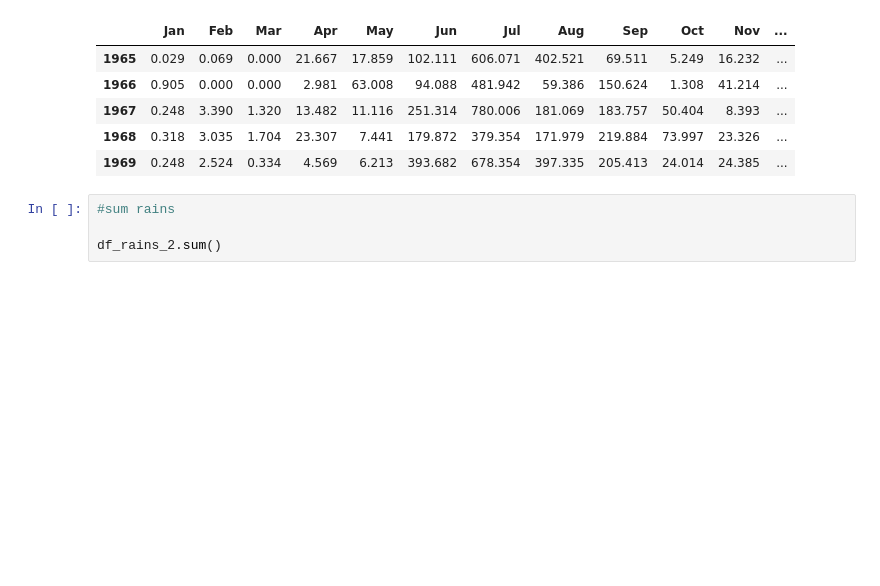
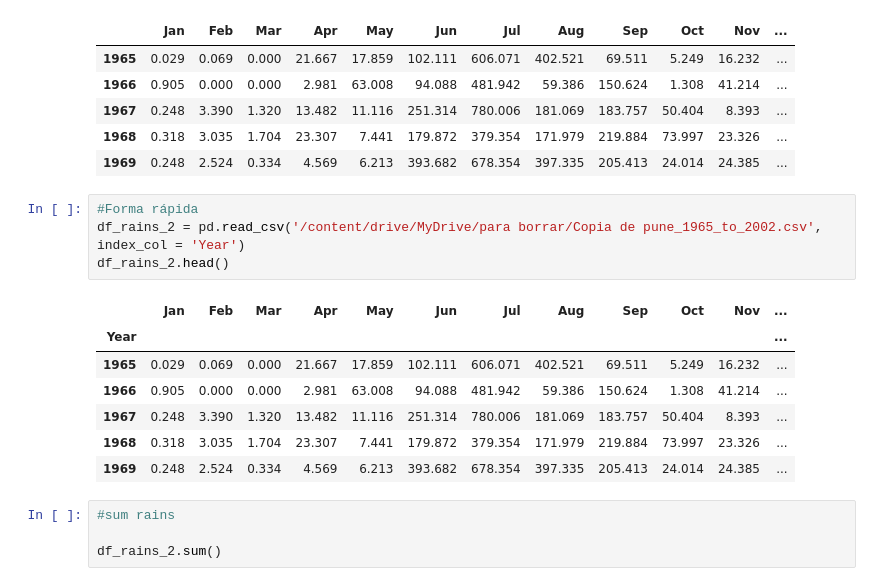
Before and after one commit to calosos/py_resumenes_codigos, a Jupyter notebook: Pandas.ipynb, the cells around one changed output. Drawn from its saved outputs; the diff is of its cells as text; blank space fills up the shorter version.

```diff
--- a/Pandas.ipynb
+++ b/Pandas.ipynb
@@ -541,6 +541,18 @@ df_rains_2.head()
 | 1967 | 0.248 | 3.390 | 1.320 | 13.482 | 11.116 | 251.314 | 780.006 | 181.069 | 183.757 | 50.404 | 8.393 | ... |
 | 1968 | 0.318 | 3.035 | 1.704 | 23.307 | 7.441 | 179.872 | 379.354 | 171.979 | 219.884 | 73.997 | 23.326 | ... |
 | 1969 | 0.248 | 2.524 | 0.334 | 4.569 | 6.213 | 393.682 | 678.354 | 397.335 | 205.413 | 24.014 | 24.385 | ... |
+# %%
+#Forma rápida
+df_rains_2 = pd.read_csv('/content/drive/MyDrive/para borrar/Copia de pune_1965_to_2002.csv', index_col = 'Year')
+df_rains_2.head()
+# %% [output]
+|  | Jan | Feb | Mar | Apr | May | Jun | Jul | Aug | Sep | Oct | Nov | ... |
+| Year |  |  |  |  |  |  |  |  |  |  |  | ... |
+| 1965 | 0.029 | 0.069 | 0.000 | 21.667 | 17.859 | 102.111 | 606.071 | 402.521 | 69.511 | 5.249 | 16.232 | ... |
+| 1966 | 0.905 | 0.000 | 0.000 | 2.981 | 63.008 | 94.088 | 481.942 | 59.386 | 150.624 | 1.308 | 41.214 | ... |
+| 1967 | 0.248 | 3.390 | 1.320 | 13.482 | 11.116 | 251.314 | 780.006 | 181.069 | 183.757 | 50.404 | 8.393 | ... |
+| 1968 | 0.318 | 3.035 | 1.704 | 23.307 | 7.441 | 179.872 | 379.354 | 171.979 | 219.884 | 73.997 | 23.326 | ... |
+| 1969 | 0.248 | 2.524 | 0.334 | 4.569 | 6.213 | 393.682 | 678.354 | 397.335 | 205.413 | 24.014 | 24.385 | ... |
 # %%
 #sum rains
 
```
Also changed, not shown: parts of 3 cells of this notebook.
